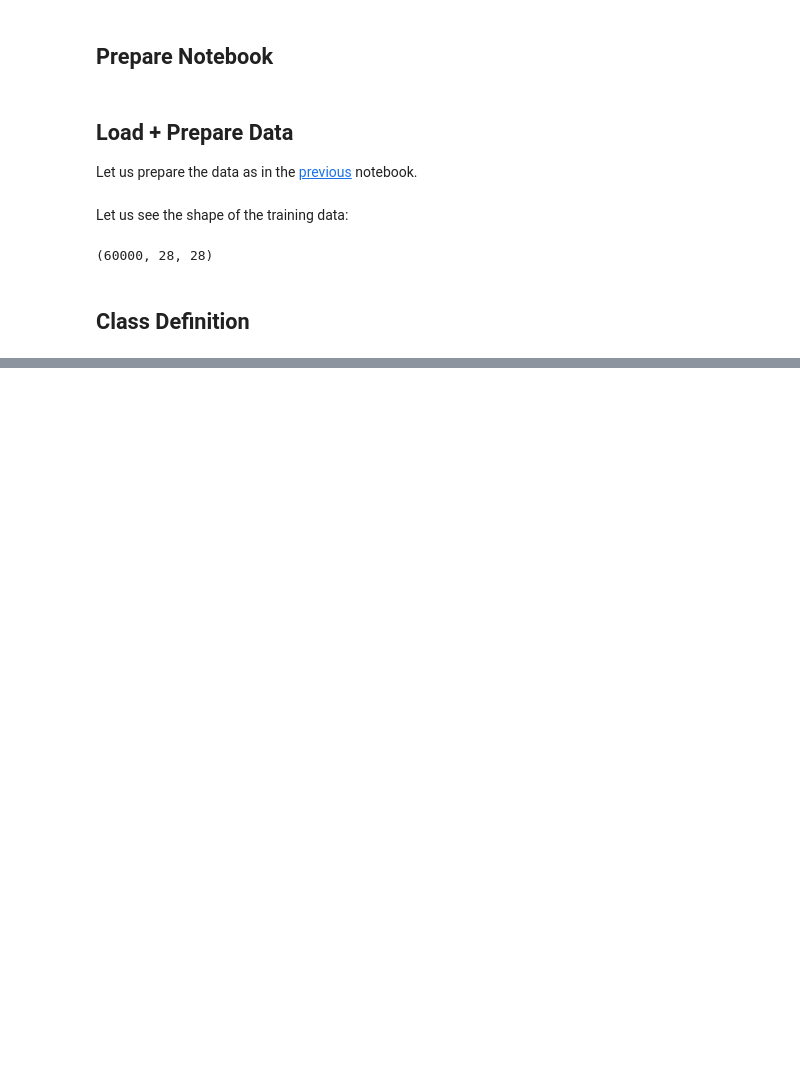
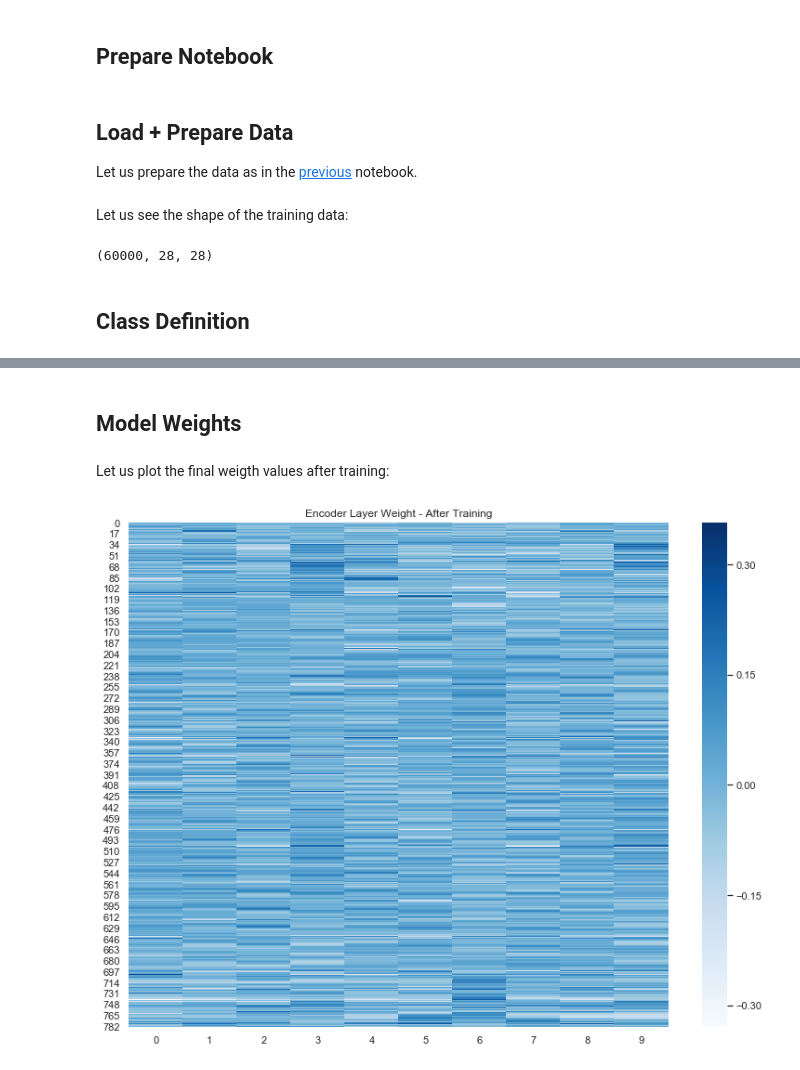
Before and after one commit to juanitorduz/math_deep_learning_summer_school19, a Jupyter notebook: keras/mnist_autoencoder.ipynb, the cells around one changed output, grey strips where cells are left out. Drawn from its saved outputs; the diff is of its cells as text; code cells hidden in the pictures; blank space fills up the shorter version.

```diff
--- a/keras/mnist_autoencoder.ipynb
+++ b/keras/mnist_autoencoder.ipynb
@@ -100,7 +135,7 @@ _________________________________________________________________
 # %%
 model_history = ae.fit(
     train_ds,
-    epochs=5,
+    epochs=6,
     validation_data=test_ds
 )
 # %% [output]
@@ -116,0 +154,10 @@ Epoch 5/5
+# %% [markdown]
+## Model Weights
+# %% [markdown]
+Let us plot the final weigth values after training:
+# %%
+fig, ax = plt.subplots(figsize=(13, 10))
+sns.heatmap(ae.weights[0].numpy(), ax=ax, cmap="Blues")
+ax.set(title='Encoder Layer Weight - After Training');
+# %% [output]
+[figure, added]
```
Also changed, not shown: parts of 22 cells of this notebook.
